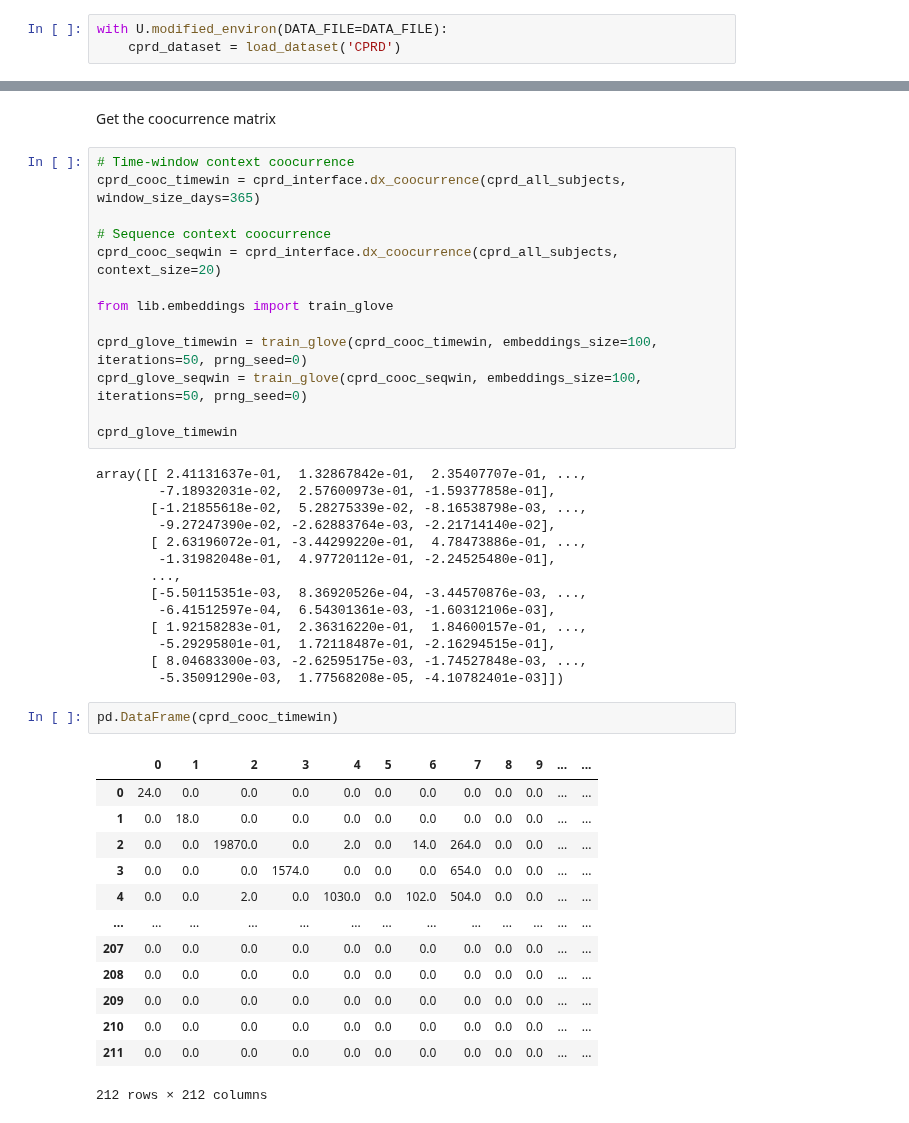
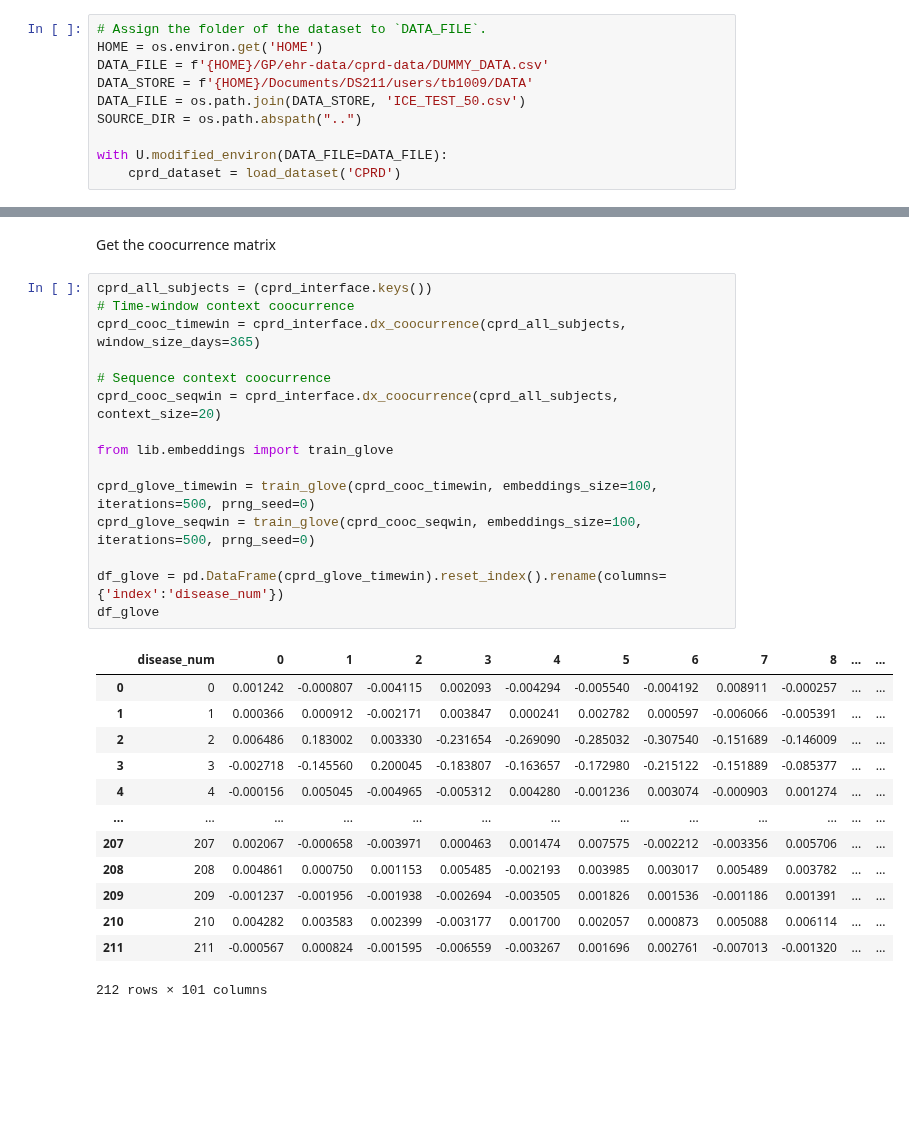
Before and after one commit to barahona-research-group/ICE-NODE, a Jupyter notebook: notebooks/cprd2_dx_clustering-Tom.ipynb, the cells around one changed output, grey strips where cells are left out. Saved outputs shown, nothing was run; the diff lists cells and outputs as text; blank space fills up the shorter version.

```diff
--- a/notebooks/cprd2_dx_clustering-Tom.ipynb
+++ b/notebooks/cprd2_dx_clustering-Tom.ipynb
@@ -64,4 +58,11 @@ output_dir = 'cprd_artefacts'
 Path(output_dir).mkdir(parents=True, exist_ok=True)
 # %%
+# Assign the folder of the dataset to `DATA_FILE`.
+HOME = os.environ.get('HOME')
+DATA_FILE = f'{HOME}/GP/ehr-data/cprd-data/DUMMY_DATA.csv'
+DATA_STORE = f'{HOME}/Documents/DS211/users/tb1009/DATA'
+DATA_FILE = os.path.join(DATA_STORE, 'ICE_TEST_50.csv')
+SOURCE_DIR = os.path.abspath("..")
+
 with U.modified_environ(DATA_FILE=DATA_FILE):
     cprd_dataset = load_dataset('CPRD')
@@ -133,45 +192,31 @@ idx2code = {idx: code for code, idx in dx_scheme.index.items()}
 # %% [markdown]
 Get the coocurrence matrix
 # %%
+cprd_all_subjects = (cprd_interface.keys())
 # Time-window context coocurrence
 cprd_cooc_timewin = cprd_interface.dx_coocurrence(cprd_all_subjects, window_size_days=365)
 
 # Sequence context coocurrence
 cprd_cooc_seqwin = cprd_interface.dx_coocurrence(cprd_all_subjects, context_size=20)
 
 from lib.embeddings import train_glove
 
-cprd_glove_timewin = train_glove(cprd_cooc_timewin, embeddings_size=100, iterations=50, prng_seed=0)
-cprd_glove_seqwin = train_glove(cprd_cooc_seqwin, embeddings_size=100, iterations=50, prng_seed=0)
+cprd_glove_timewin = train_glove(cprd_cooc_timewin, embeddings_size=100, iterations=500, prng_seed=0)
+cprd_glove_seqwin = train_glove(cprd_cooc_seqwin, embeddings_size=100, iterations=500, prng_seed=0)
 
-cprd_glove_timewin
+df_glove = pd.DataFrame(cprd_glove_timewin).reset_index().rename(columns={'index':'disease_num'})
+df_glove
 # %% [output]
+|  | disease_num | 0 | 1 | 2 | 3 | 4 | 5 | 6 | 7 | 8 | ... | ... |
+| 0 | 0 | 0.001242 | -0.000807 | -0.004115 | 0.002093 | -0.004294 | -0.005540 | -0.004192 | 0.008911 | -0.000257 | ... | ... |
+| 1 | 1 | 0.000366 | 0.000912 | -0.002171 | 0.003847 | 0.000241 | 0.002782 | 0.000597 | -0.006066 | -0.005391 | ... | ... |
+| 2 | 2 | 0.006486 | 0.183002 | 0.003330 | -0.231654 | -0.269090 | -0.285032 | -0.307540 | -0.151689 | -0.146009 | ... | ... |
+| 3 | 3 | -0.002718 | -0.145560 | 0.200045 | -0.183807 | -0.163657 | -0.172980 | -0.215122 | -0.151889 | -0.085377 | ... | ... |
+| 4 | 4 | -0.000156 | 0.005045 | -0.004965 | -0.005312 | 0.004280 | -0.001236 | 0.003074 | -0.000903 | 0.001274 | ... | ... |
+| ... | ... | ... | ... | ... | ... | ... | ... | ... | ... | ... | ... | ... |
+| 207 | 207 | 0.002067 | -0.000658 | -0.003971 | 0.000463 | 0.001474 | 0.007575 | -0.002212 | -0.003356 | 0.005706 | ... | ... |
+| 208 | 208 | 0.004861 | 0.000750 | 0.001153 | 0.005485 | -0.002193 | 0.003985 | 0.003017 | 0.005489 | 0.003782 | ... | ... |
+| 209 | 209 | -0.001237 | -0.001956 | -0.001938 | -0.002694 | -0.003505 | 0.001826 | 0.001536 | -0.001186 | 0.001391 | ... | ... |
+| 210 | 210 | 0.004282 | 0.003583 | 0.002399 | -0.003177 | 0.001700 | 0.002057 | 0.000873 | 0.005088 | 0.006114 | ... | ... |
+| 211 | 211 | -0.000567 | 0.000824 | -0.001595 | -0.006559 | -0.003267 | 0.001696 | 0.002761 | -0.007013 | -0.001320 | ... | ... |
-array([[ 2.41131637e-01,  1.32867842e-01,  2.35407707e-01, ...,
-        -7.18932031e-02,  2.57600973e-01, -1.59377858e-01],
-       [-1.21855618e-02,  5.28275339e-02, -8.16538798e-03, ...,
-        -9.27247390e-02, -2.62883764e-03, -2.21714140e-02],
-       [ 2.63196072e-01, -3.44299220e-01,  4.78473886e-01, ...,
-        -1.31982048e-01,  4.97720112e-01, -2.24525480e-01],
-       ...,
-       [-5.50115351e-03,  8.36920526e-04, -3.44570876e-03, ...,
-        -6.41512597e-04,  6.54301361e-03, -1.60312106e-03],
-       [ 1.92158283e-01,  2.36316220e-01,  1.84600157e-01, ...,
-        -5.29295801e-01,  1.72118487e-01, -2.16294515e-01],
-       [ 8.04683300e-03, -2.62595175e-03, -1.74527848e-03, ...,
-        -5.35091290e-03,  1.77568208e-05, -4.10782401e-03]])
+212 rows × 101 columns
-# %%
-pd.DataFrame(cprd_cooc_timewin)
-# %% [output]
-|  | 0 | 1 | 2 | 3 | 4 | 5 | 6 | 7 | 8 | 9 | ... | ... |
-| 0 | 24.0 | 0.0 | 0.0 | 0.0 | 0.0 | 0.0 | 0.0 | 0.0 | 0.0 | 0.0 | ... | ... |
-| 1 | 0.0 | 18.0 | 0.0 | 0.0 | 0.0 | 0.0 | 0.0 | 0.0 | 0.0 | 0.0 | ... | ... |
-| 2 | 0.0 | 0.0 | 19870.0 | 0.0 | 2.0 | 0.0 | 14.0 | 264.0 | 0.0 | 0.0 | ... | ... |
-| 3 | 0.0 | 0.0 | 0.0 | 1574.0 | 0.0 | 0.0 | 0.0 | 654.0 | 0.0 | 0.0 | ... | ... |
-| 4 | 0.0 | 0.0 | 2.0 | 0.0 | 1030.0 | 0.0 | 102.0 | 504.0 | 0.0 | 0.0 | ... | ... |
-| ... | ... | ... | ... | ... | ... | ... | ... | ... | ... | ... | ... | ... |
-| 207 | 0.0 | 0.0 | 0.0 | 0.0 | 0.0 | 0.0 | 0.0 | 0.0 | 0.0 | 0.0 | ... | ... |
-| 208 | 0.0 | 0.0 | 0.0 | 0.0 | 0.0 | 0.0 | 0.0 | 0.0 | 0.0 | 0.0 | ... | ... |
-| 209 | 0.0 | 0.0 | 0.0 | 0.0 | 0.0 | 0.0 | 0.0 | 0.0 | 0.0 | 0.0 | ... | ... |
-| 210 | 0.0 | 0.0 | 0.0 | 0.0 | 0.0 | 0.0 | 0.0 | 0.0 | 0.0 | 0.0 | ... | ... |
-| 211 | 0.0 | 0.0 | 0.0 | 0.0 | 0.0 | 0.0 | 0.0 | 0.0 | 0.0 | 0.0 | ... | ... |
-212 rows × 212 columns
```
Also changed, not shown: parts of 38 cells of this notebook, 2 other files.
